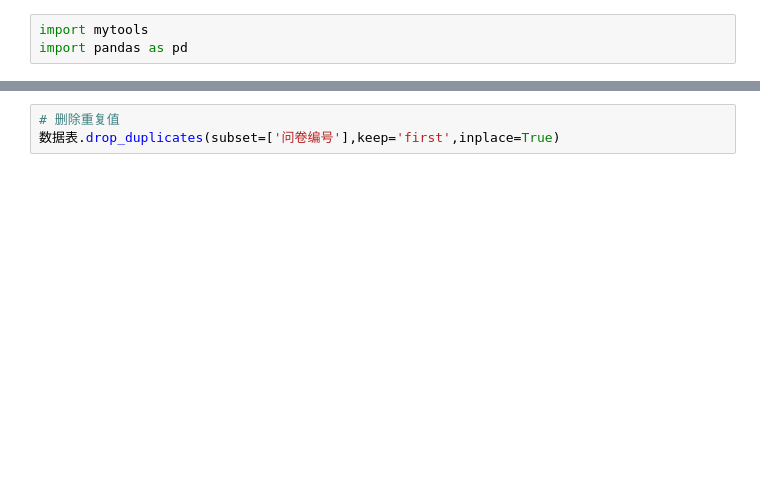
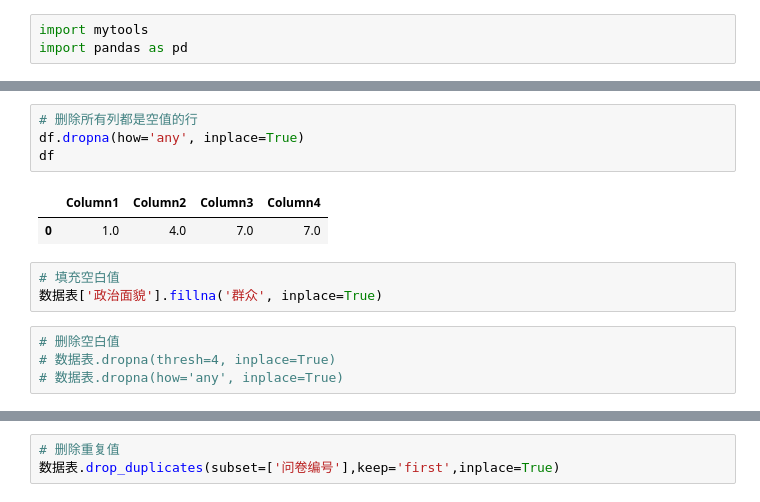
Before and after one commit to 3053063553/li, a Jupyter notebook: 17-数据清理.ipynb, the cells around one changed output, grey strips where cells are left out. Saved outputs shown, nothing was run; the diff lists cells and outputs as text; blank space fills up the shorter version.

```diff
--- a/17-数据清理.ipynb
+++ b/17-数据清理.ipynb
@@ -15 +24,15 @@ pd.isnull(数据表)
+# %%
+# 删除所有列都是空值的行
+df.dropna(how='any', inplace=True)
+df
+# %% [output]
+|  | Column1 | Column2 | Column3 | Column4 |
+| 0 | 1.0 | 4.0 | 7.0 | 7.0 |
+# %%
+# 填充空白值
+数据表['政治面貌'].fillna('群众', inplace=True)
+# %%
+# 删除空白值
+# 数据表.dropna(thresh=4, inplace=True)
+# 数据表.dropna(how='any', inplace=True)
 # %%
```
Also changed, not shown: parts of 12 cells of this notebook, 18 other files.
